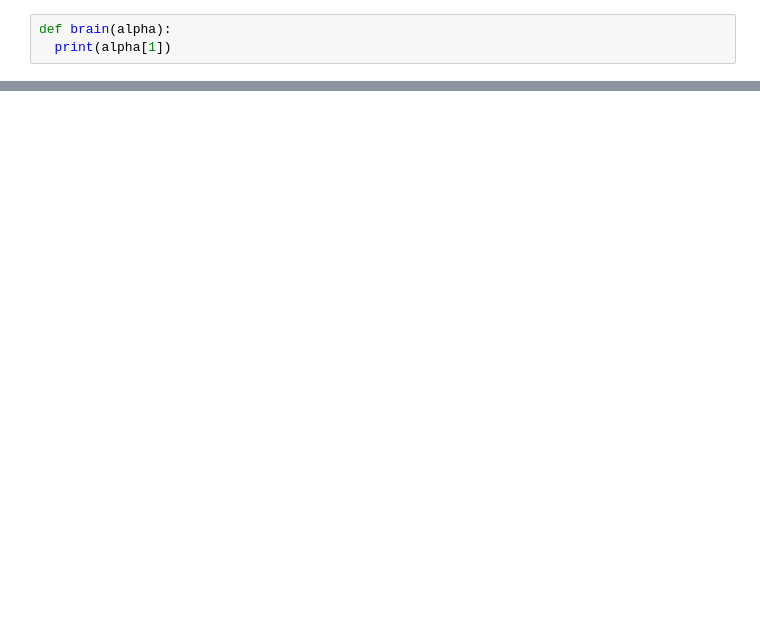
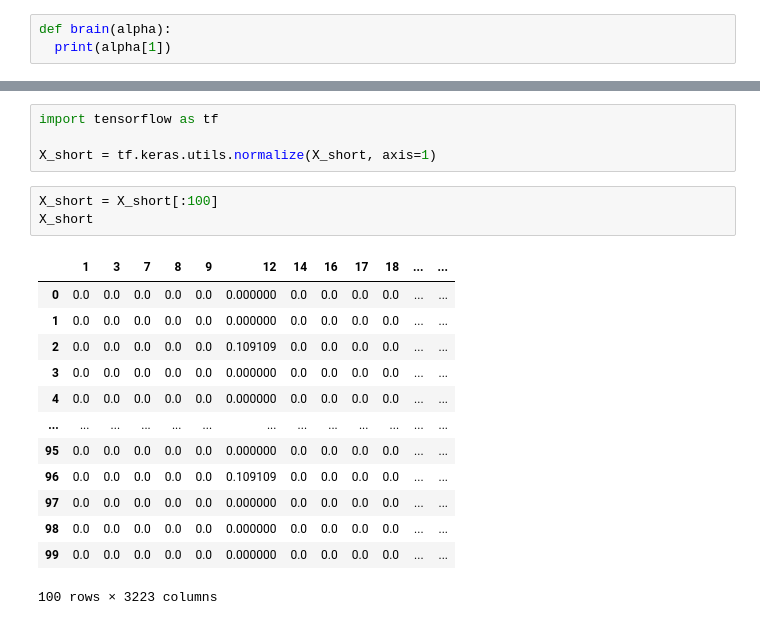
Before and after one commit to dairuinz/genetic_algorithms, a Jupyter notebook: computational_intelligence_2.ipynb, the cells around one changed output, grey strips where cells are left out. Saved outputs shown, nothing was run; the diff lists cells and outputs as text; blank space fills up the shorter version.

```diff
--- a/computational_intelligence_2.ipynb
+++ b/computational_intelligence_2.ipynb
@@ -281,0 +337,21 @@ Average generation when stopping conditions are met: 7.8
+# %%
+import tensorflow as tf
+
+X_short = tf.keras.utils.normalize(X_short, axis=1)
+# %%
+X_short = X_short[:100]
+X_short
+# %% [output]
+|  | 1 | 3 | 7 | 8 | 9 | 12 | 14 | 16 | 17 | 18 | ... | ... |
+| 0 | 0.0 | 0.0 | 0.0 | 0.0 | 0.0 | 0.000000 | 0.0 | 0.0 | 0.0 | 0.0 | ... | ... |
+| 1 | 0.0 | 0.0 | 0.0 | 0.0 | 0.0 | 0.000000 | 0.0 | 0.0 | 0.0 | 0.0 | ... | ... |
+| 2 | 0.0 | 0.0 | 0.0 | 0.0 | 0.0 | 0.109109 | 0.0 | 0.0 | 0.0 | 0.0 | ... | ... |
+| 3 | 0.0 | 0.0 | 0.0 | 0.0 | 0.0 | 0.000000 | 0.0 | 0.0 | 0.0 | 0.0 | ... | ... |
+| 4 | 0.0 | 0.0 | 0.0 | 0.0 | 0.0 | 0.000000 | 0.0 | 0.0 | 0.0 | 0.0 | ... | ... |
+| ... | ... | ... | ... | ... | ... | ... | ... | ... | ... | ... | ... | ... |
+| 95 | 0.0 | 0.0 | 0.0 | 0.0 | 0.0 | 0.000000 | 0.0 | 0.0 | 0.0 | 0.0 | ... | ... |
+| 96 | 0.0 | 0.0 | 0.0 | 0.0 | 0.0 | 0.109109 | 0.0 | 0.0 | 0.0 | 0.0 | ... | ... |
+| 97 | 0.0 | 0.0 | 0.0 | 0.0 | 0.0 | 0.000000 | 0.0 | 0.0 | 0.0 | 0.0 | ... | ... |
+| 98 | 0.0 | 0.0 | 0.0 | 0.0 | 0.0 | 0.000000 | 0.0 | 0.0 | 0.0 | 0.0 | ... | ... |
+| 99 | 0.0 | 0.0 | 0.0 | 0.0 | 0.0 | 0.000000 | 0.0 | 0.0 | 0.0 | 0.0 | ... | ... |
+100 rows × 3223 columns
```
Also changed, not shown: parts of 7 cells of this notebook.
